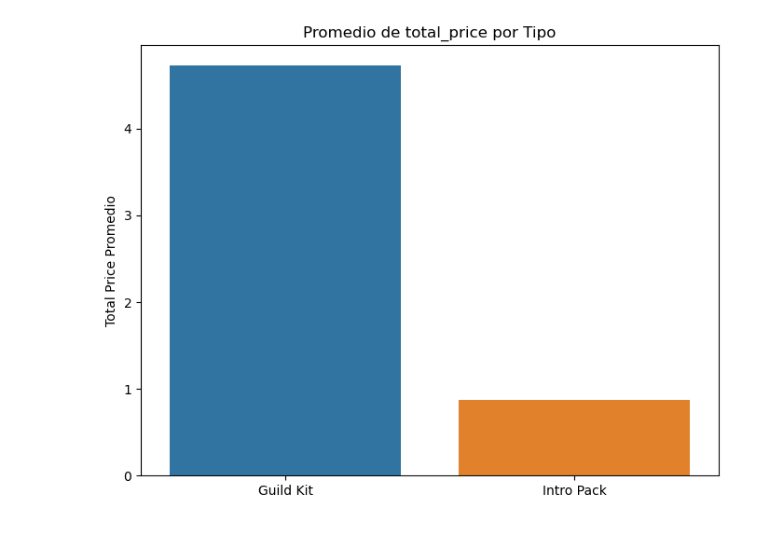
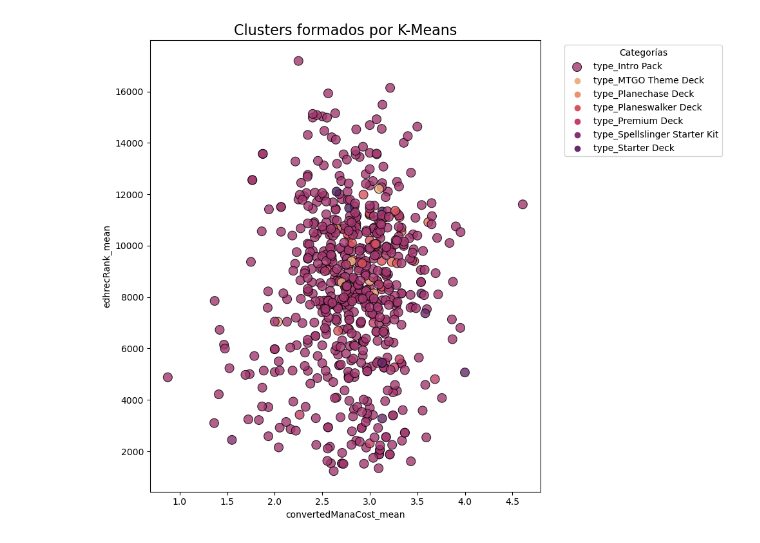
Before and after one commit to RubG4/TFM_MasterBigData_MTG, a Jupyter notebook: Modelos/ModeloNoSupervisado.ipynb, the cells around one changed output. Saved outputs shown, nothing was run; the diff lists cells and outputs as text; code cells hidden in the pictures.

Commit message:
Grafico clusteres Kmeans

```diff
--- a/Modelos/ModeloNoSupervisado.ipynb
+++ b/Modelos/ModeloNoSupervisado.ipynb
@@ -64,9 +32,13 @@ df_with_dummies
 # %%
+df_dummies = pd.get_dummies(df, drop_first=True)
+
 scaler = StandardScaler()
-scaled_data = scaler.fit_transform(df_with_dummies)
+scaled_data = scaler.fit_transform(df_dummies)
 
-kmeans = KMeans(n_clusters=3, random_state=42)
+kmeans = KMeans(n_clusters=9, random_state=42)
 kmeans.fit(scaled_data)
 
 # Asignar las etiquetas de los clusters al dataframe original con dummies
-df_with_dummies['Cluster'] = kmeans.labels_
+df_dummies['Cluster'] = kmeans.labels_
+#Visualizamos los datos resultantes
+print(df_dummies)
@@ -102,12 +63,22 @@ plt.show()
 # %%
-grouped_data = df_with_dummies.groupby(['type_Guild Kit', 'type_Intro Pack']).mean().reset_index()
-# Calcular la suma total de total_price para cada tipo de dummy
-data_for_types = df_with_dummies[['type_Guild Kit', 'type_Intro Pack', 'total_price']].groupby(['type_Guild Kit', 'type_Intro Pack']).sum()
+plt.figure(figsize=(10, 8))
 
-plt.figure(figsize=(8, 6))
-sns.barplot(x=['Guild Kit', 'Intro Pack'], y=[grouped_data['total_price'][0], grouped_data['total_price'][1]])
-plt.title('Promedio de total_price por Tipo')
-plt.ylabel('Total Price Promedio')
+# Crear una lista de categorías para mapear colores en la leyenda y gráfica
+categorias = [
+    'type_Intro Pack', 'type_MTGO Theme Deck', 'type_Planechase Deck', 'type_Planeswalker Deck',
+    'type_Premium Deck', 'type_Spellslinger Starter Kit', 'type_Starter Deck', 'type_Theme Deck',
+    'type_Welcome Deck'
+]
+
+# Graficar los clusters con los colores de las categorías
+sns.scatterplot(x='convertedManaCost_mean', y='edhrecRank_mean', hue='Cluster', data=df_dummies,
+                palette='flare', s=100, alpha=0.8, edgecolor='black')
+
+# Asignar título y leyenda
+plt.title('Clusters formados por K-Means', fontsize=16)
+plt.legend(title='Categorías', labels=categorias, bbox_to_anchor=(1.05, 1), loc='upper left')
+plt.tight_layout()
+
 plt.show()
 # %% [output]
-[figure, old version]
+[figure, new version]
```
Also changed, not shown: parts of 6 cells of this notebook, 1 other file.
